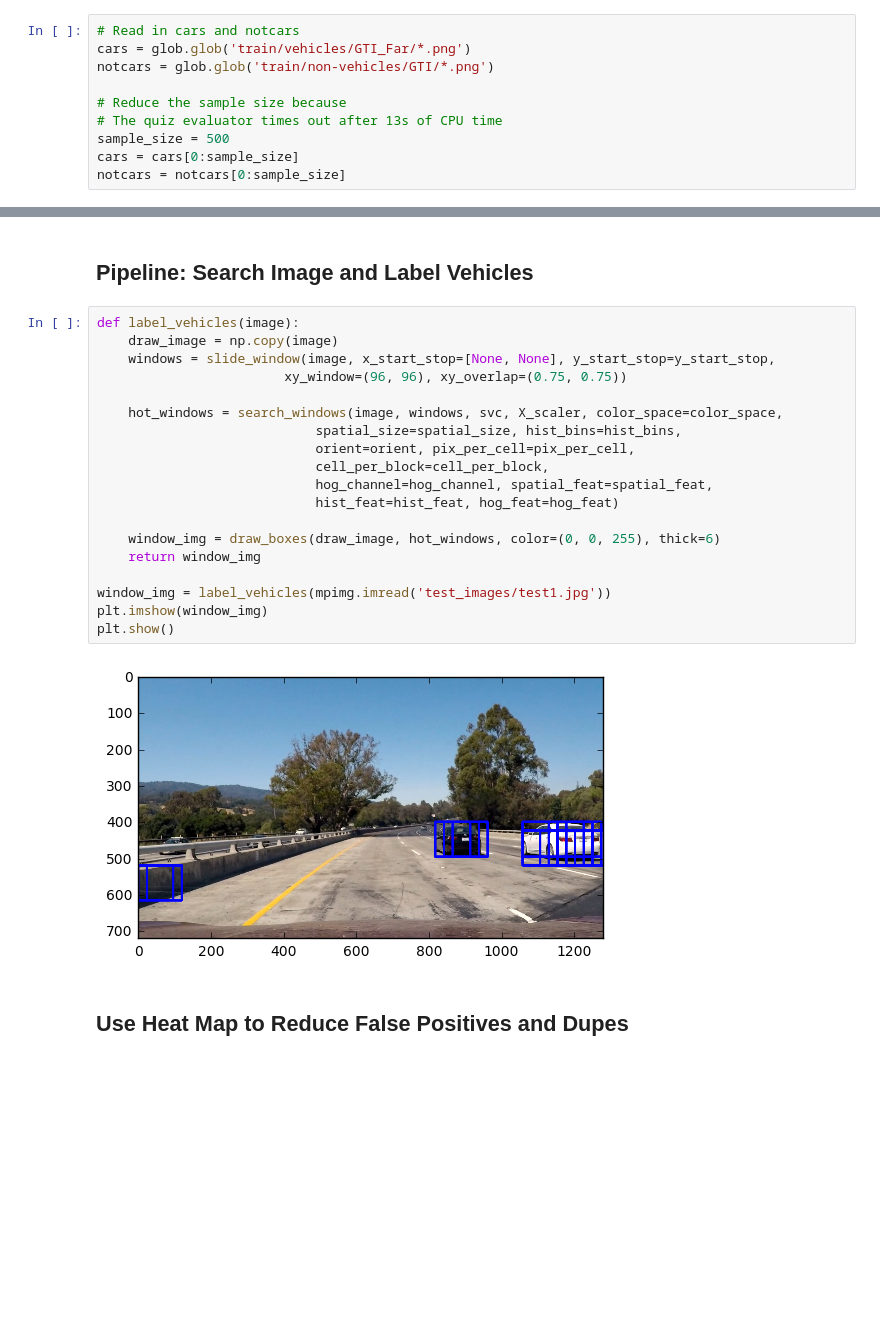
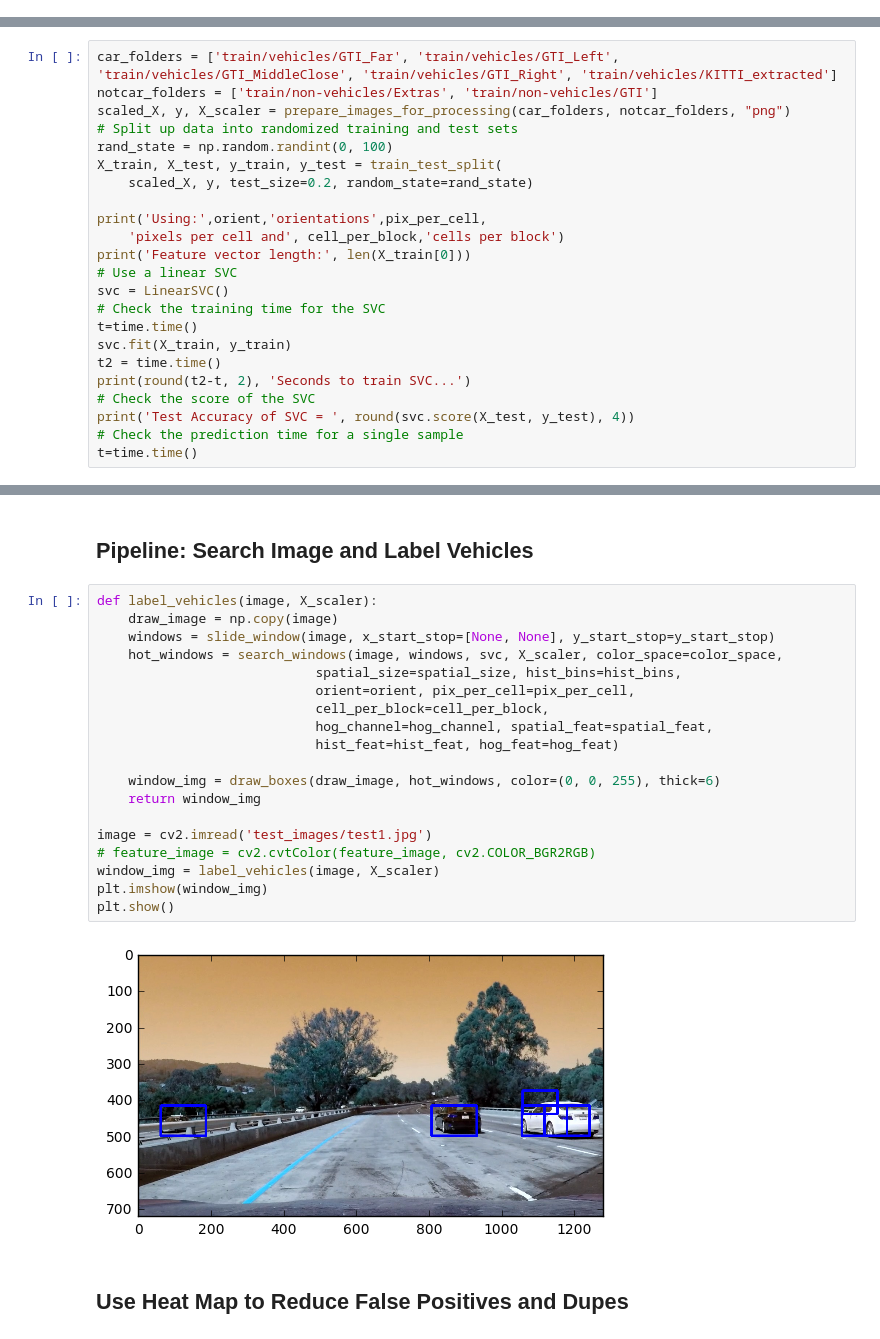
Before and after one commit to ckirksey3/vehicle-detection-with-svm, a Jupyter notebook: P1.ipynb, the cells around one changed output, grey strips where cells are left out. Saved outputs shown, nothing was run; the diff lists cells and outputs as text; blank space fills up the shorter version.

Commit message:
add examples throughout notebook, improve window drawing, pipeline working

```diff
--- a/P1.ipynb
+++ b/P1.ipynb
@@ -215,14 +315,4 @@ def search_windows(img, windows, clf, scaler, color_space='RGB',
     return on_windows
 # %% [markdown]
 ## Train Car Classifier
-# %%
-# Read in cars and notcars
-cars = glob.glob('train/vehicles/GTI_Far/*.png')
-notcars = glob.glob('train/non-vehicles/GTI/*.png')
-
-# Reduce the sample size because
-# The quiz evaluator times out after 13s of CPU time
-sample_size = 500
-cars = cars[0:sample_size]
-notcars = notcars[0:sample_size]
 # %%
@@ -286,0 +359,23 @@ Test Accuracy of SVC =  0.985
+# %%
+car_folders = ['train/vehicles/GTI_Far', 'train/vehicles/GTI_Left', 'train/vehicles/GTI_MiddleClose', 'train/vehicles/GTI_Right', 'train/vehicles/KITTI_extracted']
+notcar_folders = ['train/non-vehicles/Extras', 'train/non-vehicles/GTI']
+scaled_X, y, X_scaler = prepare_images_for_processing(car_folders, notcar_folders, "png")
+# Split up data into randomized training and test sets
+rand_state = np.random.randint(0, 100)
+X_train, X_test, y_train, y_test = train_test_split(
+    scaled_X, y, test_size=0.2, random_state=rand_state)
+
+print('Using:',orient,'orientations',pix_per_cell,
+    'pixels per cell and', cell_per_block,'cells per block')
+print('Feature vector length:', len(X_train[0]))
+# Use a linear SVC
+svc = LinearSVC()
+# Check the training time for the SVC
+t=time.time()
+svc.fit(X_train, y_train)
+t2 = time.time()
+print(round(t2-t, 2), 'Seconds to train SVC...')
+# Check the score of the SVC
+print('Test Accuracy of SVC = ', round(svc.score(X_test, y_test), 4))
+# Check the prediction time for a single sample
+t=time.time()
@@ -287,26 +402,26 @@ Test Accuracy of SVC =  0.985
 # %% [markdown]
 ## Pipeline: Search Image and Label Vehicles
 # %%
-def label_vehicles(image):
+def label_vehicles(image, X_scaler):
     draw_image = np.copy(image)
-    windows = slide_window(image, x_start_stop=[None, None], y_start_stop=y_start_stop,
-                        xy_window=(96, 96), xy_overlap=(0.75, 0.75))
-
+    windows = slide_window(image, x_start_stop=[None, None], y_start_stop=y_start_stop)
     hot_windows = search_windows(image, windows, svc, X_scaler, color_space=color_space,
                             spatial_size=spatial_size, hist_bins=hist_bins,
                             orient=orient, pix_per_cell=pix_per_cell,
                             cell_per_block=cell_per_block,
                             hog_channel=hog_channel, spatial_feat=spatial_feat,
                             hist_feat=hist_feat, hog_feat=hog_feat)
 
     window_img = draw_boxes(draw_image, hot_windows, color=(0, 0, 255), thick=6)
     return window_img
 
-window_img = label_vehicles(mpimg.imread('test_images/test1.jpg'))
+image = cv2.imread('test_images/test1.jpg')
+# feature_image = cv2.cvtColor(feature_image, cv2.COLOR_BGR2RGB)
+window_img = label_vehicles(image, X_scaler)
 plt.imshow(window_img)
 plt.show()
 # %% [output]
-[figure, old version]
+[figure, new version]
 # %% [markdown]
 ## Use Heat Map to Reduce False Positives and Dupes
 # %%
```
Also changed, not shown: parts of 20 cells of this notebook.
